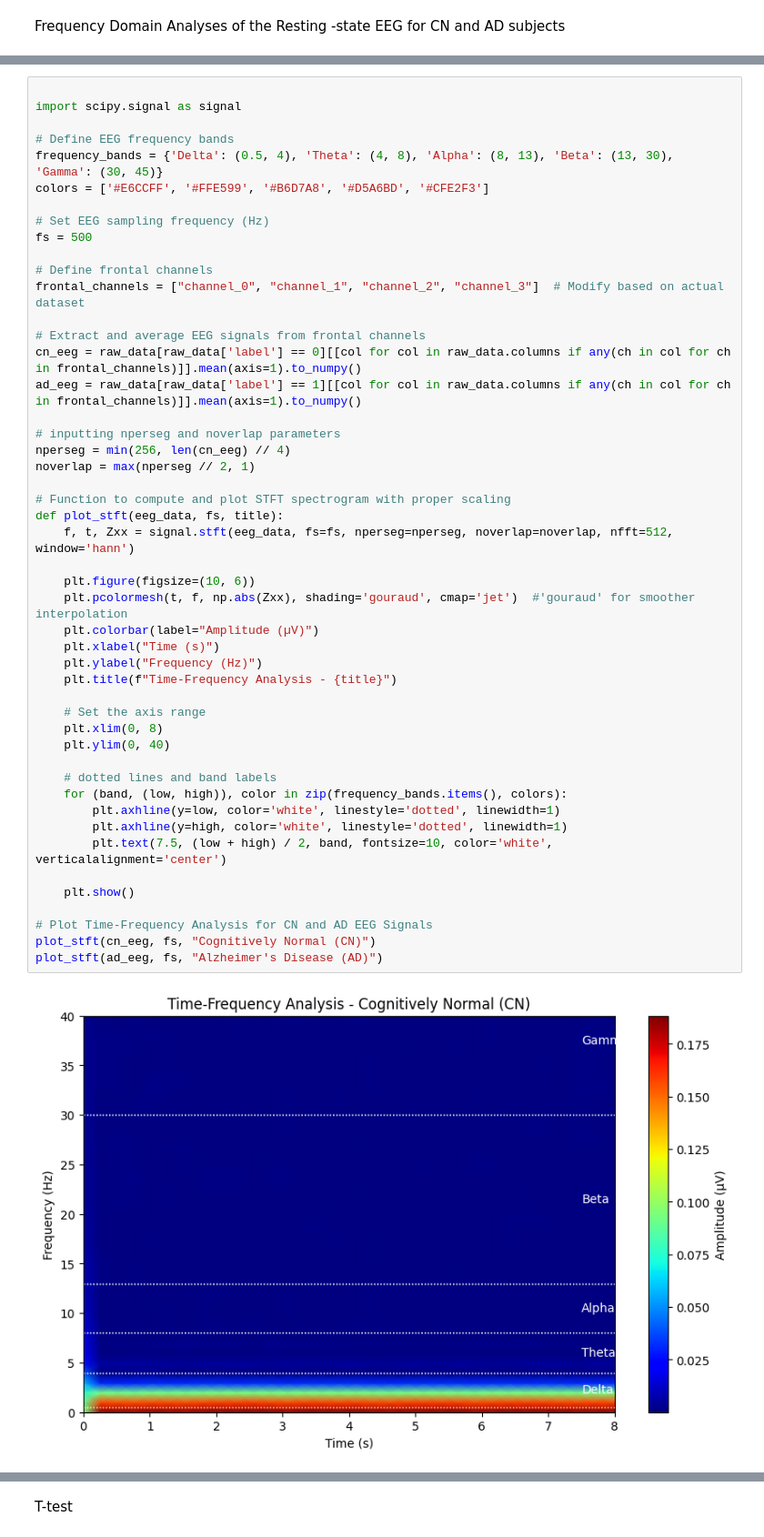
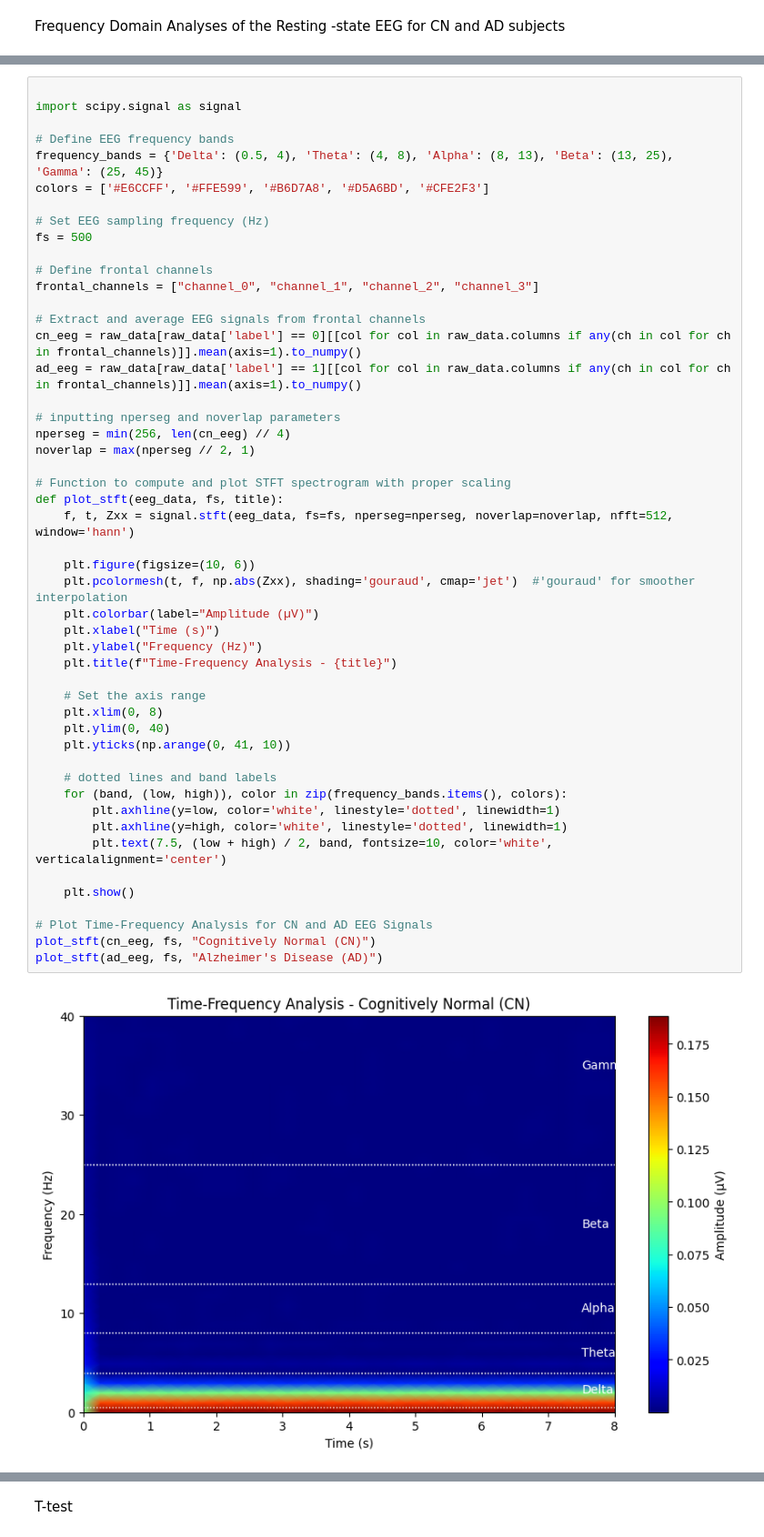
Before and after one commit to Folasewa/Signal_Processing_Projects, a Jupyter notebook: DS_Alzheimer_Project_Folasewa/DS-Alzheimer-Classification.ipynb, the cells around one changed output, grey strips where cells are left out. Shown at 91% size. Drawn from its saved outputs; the diff is of its cells as text.

```diff
--- a/DS_Alzheimer_Project_Folasewa/DS-Alzheimer-Classification.ipynb
+++ b/DS_Alzheimer_Project_Folasewa/DS-Alzheimer-Classification.ipynb
@@ -1478,14 +1483,14 @@ plt.show()
 import scipy.signal as signal
 
 # Define EEG frequency bands
-frequency_bands = {'Delta': (0.5, 4), 'Theta': (4, 8), 'Alpha': (8, 13), 'Beta': (13, 30), 'Gamma': (30, 45)}
+frequency_bands = {'Delta': (0.5, 4), 'Theta': (4, 8), 'Alpha': (8, 13), 'Beta': (13, 25), 'Gamma': (25, 45)}
 colors = ['#E6CCFF', '#FFE599', '#B6D7A8', '#D5A6BD', '#CFE2F3']
 
 # Set EEG sampling frequency (Hz)
 fs = 500
 
 # Define frontal channels
-frontal_channels = ["channel_0", "channel_1", "channel_2", "channel_3"]  # Modify based on actual dataset
+frontal_channels = ["channel_0", "channel_1", "channel_2", "channel_3"]
 
 # Extract and average EEG signals from frontal channels
 cn_eeg = raw_data[raw_data['label'] == 0][[col for col in raw_data.columns if any(ch in col for ch in frontal_channels)]].mean(axis=1).to_numpy()
@@ -1495,31 +1500,32 @@ ad_eeg = raw_data[raw_data['label'] == 1][[col for col in raw_data.columns if an
 nperseg = min(256, len(cn_eeg) // 4)
 noverlap = max(nperseg // 2, 1)
 
 # Function to compute and plot STFT spectrogram with proper scaling
 def plot_stft(eeg_data, fs, title):
     f, t, Zxx = signal.stft(eeg_data, fs=fs, nperseg=nperseg, noverlap=noverlap, nfft=512, window='hann')
 
     plt.figure(figsize=(10, 6))
     plt.pcolormesh(t, f, np.abs(Zxx), shading='gouraud', cmap='jet')  #'gouraud' for smoother interpolation
     plt.colorbar(label="Amplitude (µV)")
     plt.xlabel("Time (s)")
     plt.ylabel("Frequency (Hz)")
     plt.title(f"Time-Frequency Analysis - {title}")
 
     # Set the axis range
     plt.xlim(0, 8)
     plt.ylim(0, 40)
+    plt.yticks(np.arange(0, 41, 10))
 
     # dotted lines and band labels
     for (band, (low, high)), color in zip(frequency_bands.items(), colors):
         plt.axhline(y=low, color='white', linestyle='dotted', linewidth=1)
         plt.axhline(y=high, color='white', linestyle='dotted', linewidth=1)
         plt.text(7.5, (low + high) / 2, band, fontsize=10, color='white', verticalalignment='center')
 
     plt.show()
 
 # Plot Time-Frequency Analysis for CN and AD EEG Signals
 plot_stft(cn_eeg, fs, "Cognitively Normal (CN)")
 plot_stft(ad_eeg, fs, "Alzheimer's Disease (AD)")
 # %% [output]
-[figure, old version]
+[figure, new version]
```
Also changed, not shown: parts of 13 cells of this notebook.
